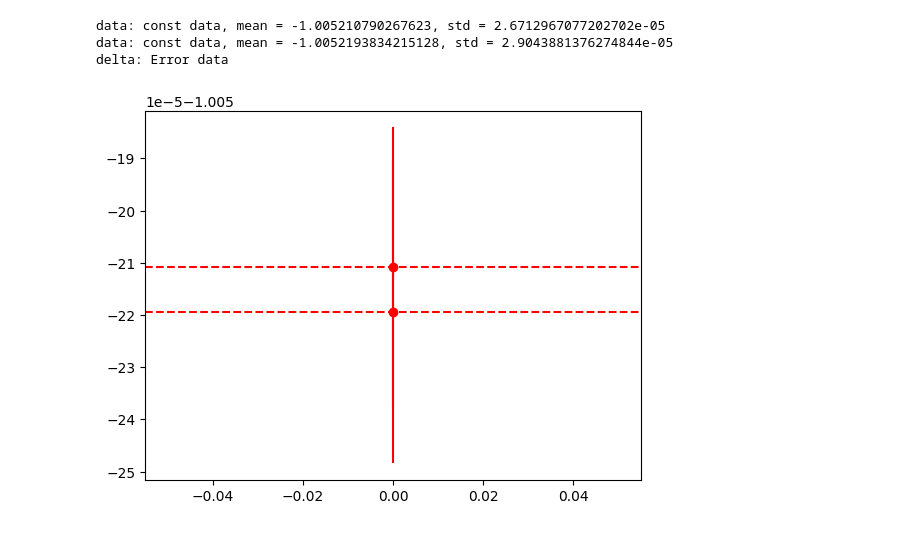
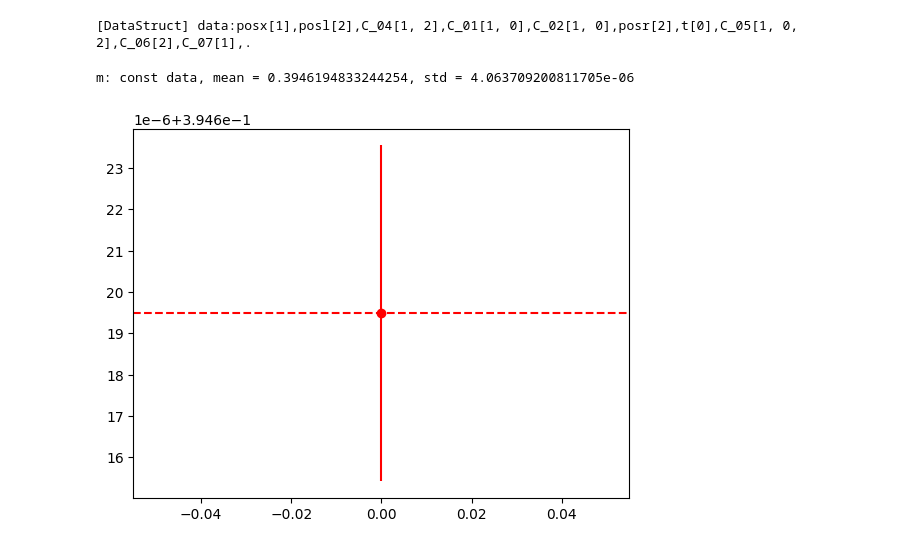
Before and after one commit to catmeow123456/ai-physicist, a Jupyter notebook: python/debug.ipynb, the cells around one changed output. Cells and saved outputs as stored; diff of their text form; code cells hidden in the pictures.

```diff
--- a/python/debug.ipynb
+++ b/python/debug.ipynb
@@ -11,17 +11,16 @@ exp = theorist.general.fetch_expstruct('collision')
 # %%
 exp.random_settings()
-# %%
-expdata = theorist.general.eval("C_15[1]", exp)
-plot_data('data', expdata)
-exp1 = exp.copy()
-exp1.random_set_exp_para()
-exp1.random_set_obj(2)
-expdata2 = theorist.general.eval("C_15[1]", exp1)
-plot_data('data', expdata2)
-plot_data('delta', expdata - expdata2)
-# %% [output]
-data: const data, mean = -1.005210790267623, std = 2.6712967077202702e-05
-data: const data, mean = -1.0052193834215128, std = 2.9043881376274844e-05
-delta: Error data
-[figure, removed]
+# %%
+DS = theorist.specific['oscillation'].pick_relevant_exprs()
+print(DS)
+# %% [output]
+[DataStruct] data:posx[1],posl[2],C_04[1, 2],C_01[1, 0],C_02[1, 0],posr[2],t[0],C_05[1, 0, 2],C_06[2],C_07[1],.
+# %%
+expdata = theorist.general.eval("posr[2]", exp)
+expdata_c07 = theorist.general.eval("C_07[1]", exp)
+# %%
+plot_data('m', expdata_c07)
+# %% [output]
+m: const data, mean = 0.3946194833244254, std = 4.063709200811705e-06
+[figure, added]
 # %%
```
Also changed, not shown: parts of 8 cells of this notebook, 21 other files.
